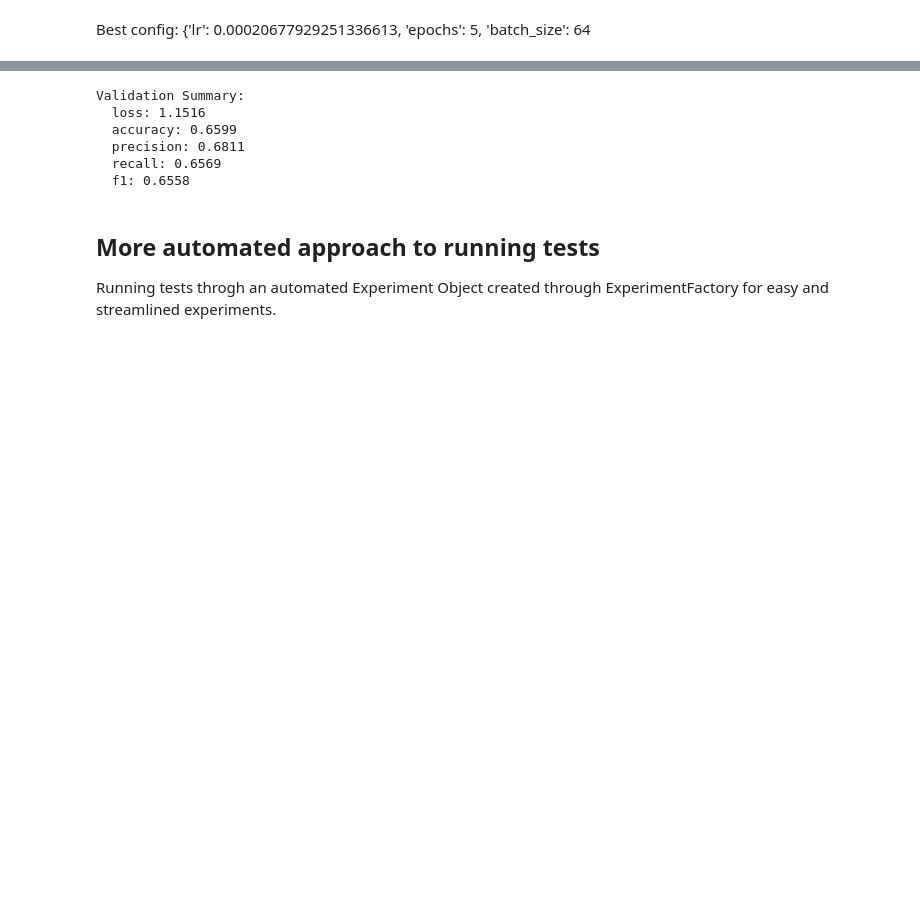
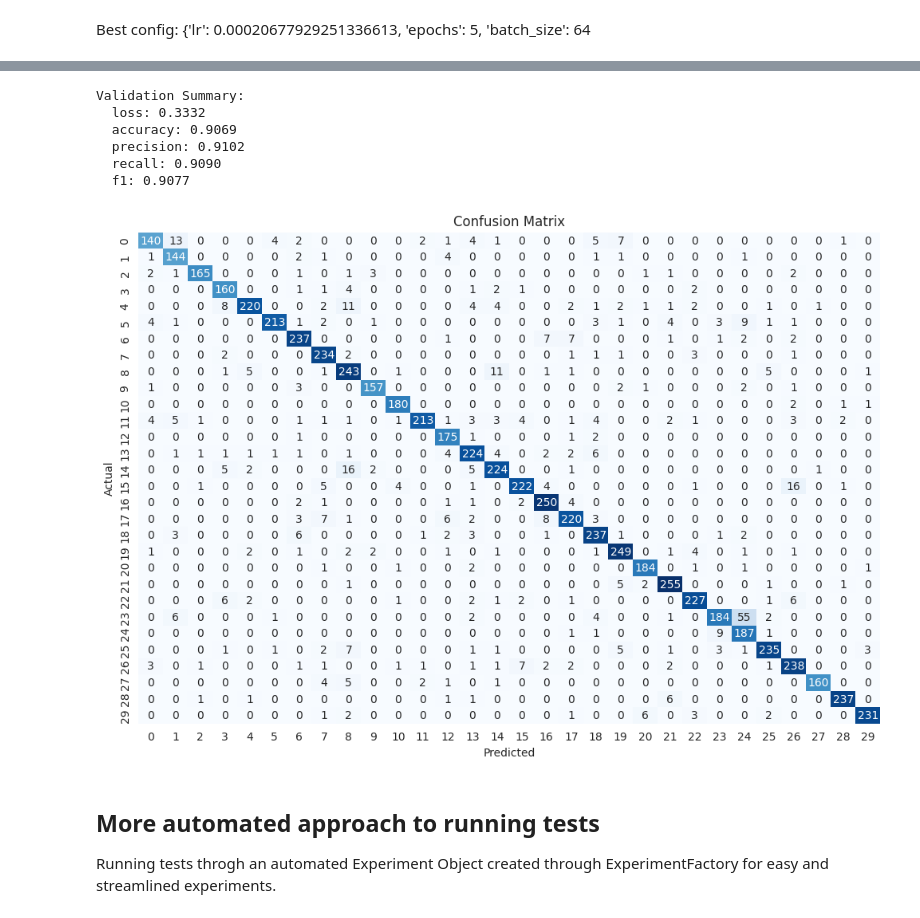
Before and after one commit to Ja-Gk-00/DeepLearning, a Jupyter notebook: Project_II/GPTTransformerExploration.ipynb, the cells around one changed output, grey strips where cells are left out. Drawn from its saved outputs; the diff is of its cells as text; code cells hidden in the pictures; blank space fills up the shorter version.

Commit message:
Added Confusion matrix

```diff
--- a/Project_II/GPTTransformerExploration.ipynb
+++ b/Project_II/GPTTransformerExploration.ipynb
@@ -412,10 +276,10 @@ model = GPT2FineTuner(
     num_labels=num_labels,
     pretrained=True,
     model_name="gpt2",
-    lr=5e-5
+    lr=0.00020677929251336613
 ).to(torch.device("cuda" if torch.cuda.is_available() else "cpu"))
 # %%
 # training loop
 # takes long time for gpt2...
-model.train_architecture(train_loader = train_loader, epochs = 1)
+model.train_architecture(train_loader = train_loader, epochs = 5)
 # %% [output]
@@ -427,11 +295,22 @@ for k, v in results['summary'].items():
     print(f"  {k}: {v:.4f}")
 # %% [output]
 Validation Summary:
-  loss: 1.1516
-  accuracy: 0.6599
-  precision: 0.6811
-  recall: 0.6569
-  f1: 0.6558
+  loss: 0.3332
+  accuracy: 0.9069
+  precision: 0.9102
+  recall: 0.9090
+  f1: 0.9077
+# %%
+cm = results['confusion_matrix']
+# Plotting
+plt.figure(figsize=(12, 8))
+sns.heatmap(cm, annot=True, fmt="d", cmap="Blues", cbar=False)
+plt.xlabel("Predicted")
+plt.ylabel("Actual")
+plt.title("Confusion Matrix")
+plt.show()
+# %% [output]
+[figure, added]
 # %% [markdown]
 ## More automated approach to running tests
 Running tests throgh an automated Experiment Object created through ExperimentFactory for easy and streamlined experiments.
```
Also changed, not shown: parts of 14 cells of this notebook, 1 other file.
